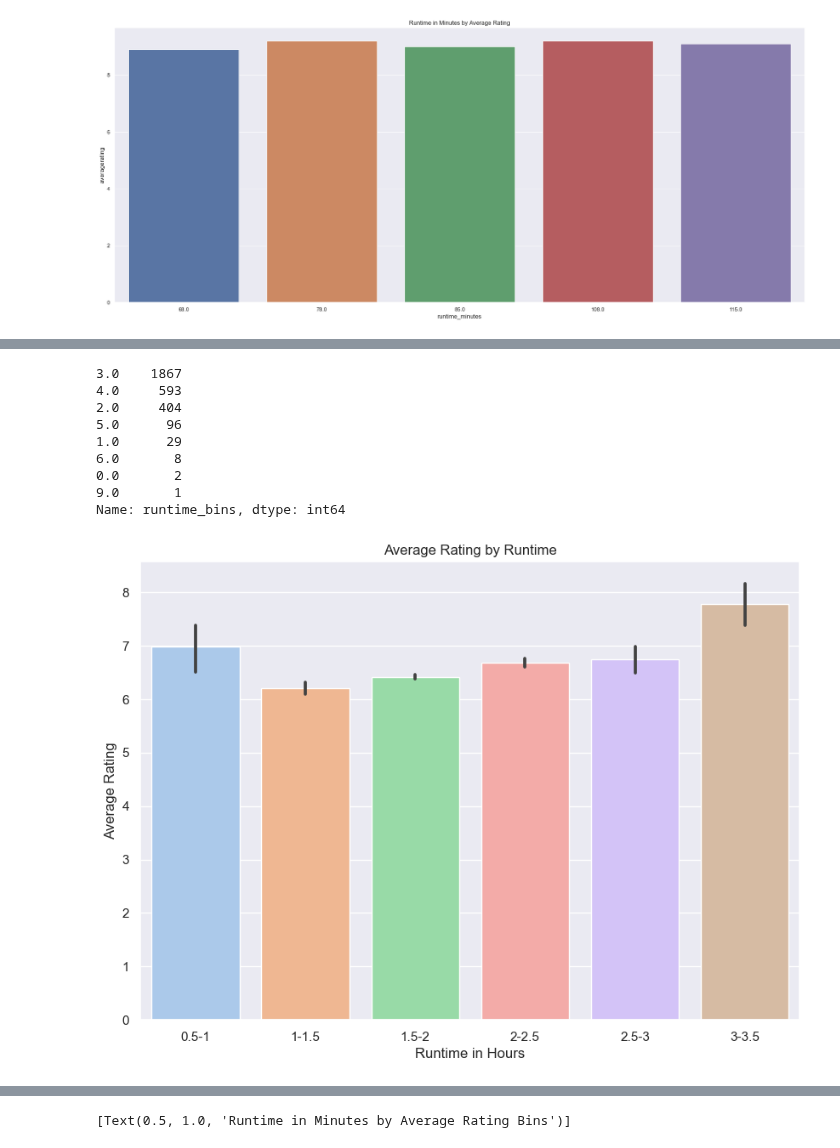
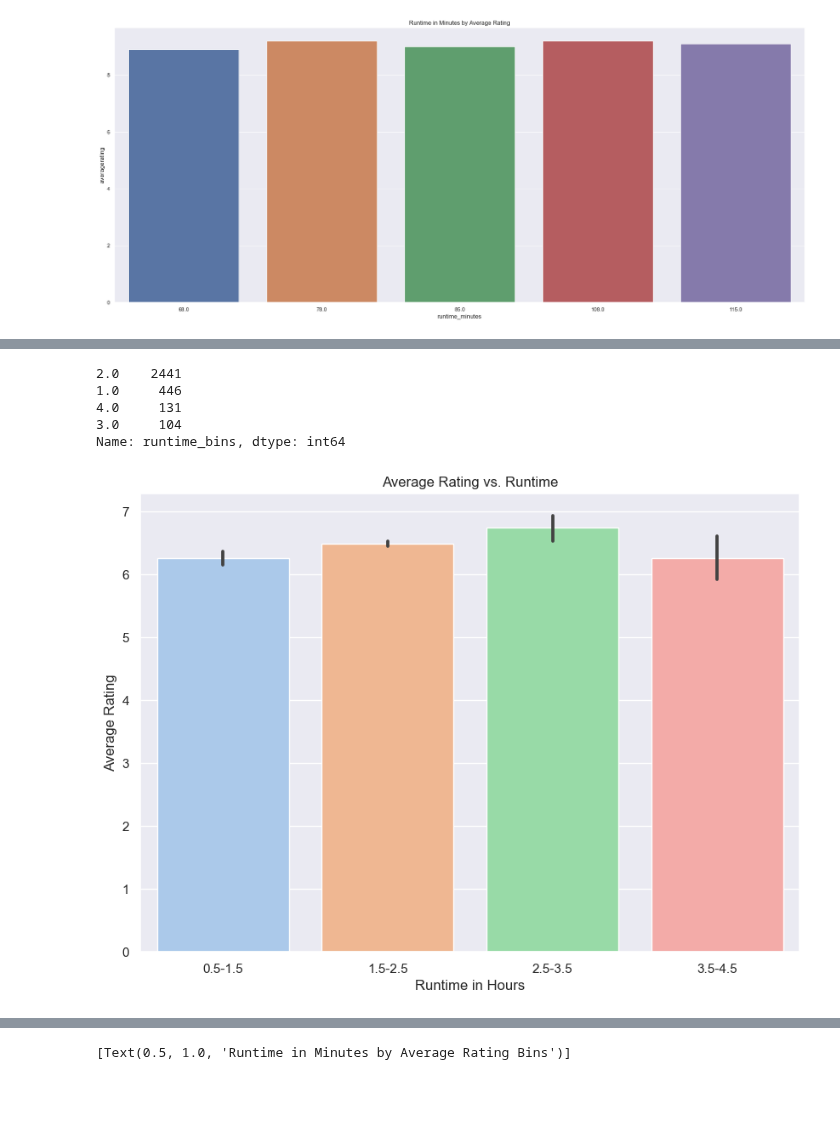
Before and after one commit to jacrivera/AI-Academy-Semester-1-Capstone-Group-5, a Jupyter notebook: Final-Workbook.ipynb, the cells around one changed output, grey strips where cells are left out. Drawn from its saved outputs; the diff is of its cells as text; code cells hidden in the pictures; blank space fills up the shorter version.

Commit message:
Updating runtime visualizations/analysis

```diff
--- a/Final-Workbook.ipynb
+++ b/Final-Workbook.ipynb
@@ -316,7 +316,3 @@ sns.barplot(data = new_df_top_5, x = 'runtime_minutes', y = 'averagerating').set
 # %% [output]
 [Text(0.5, 1.0, 'Runtime in Minutes by Average Rating')]
 [figure]
-# %%
-# runtime bins
-master_df['runtime_bins'] = np.trunc((master_df['runtime_minutes']/30))
-master_df.head()
@@ -330,0 +319,16 @@ master_df.head()
+# %%
+# runtime bins
+bins = [30, 90, 150, 210, 270] # bins of 0-0.5 hours, 0.5-1.5 hours, 1.5-2.5 hours, 2.5-3.5 hours, 3.5+ hours
+for index, row in master_df.iterrows():
+    runtime = row['runtime_minutes']
+    if runtime < bins[0]:
+        master_df.at[index,'runtime_bins'] = 0
+    elif runtime < bins[1]:
+        master_df.at[index,'runtime_bins'] = 1
+    elif runtime < bins[2]:
+        master_df.at[index,'runtime_bins'] = 2
+    elif runtime < bins[3]:
+        master_df.at[index,'runtime_bins'] = 3
+    else:
+        master_df.at[index,'runtime_bins'] = 4
+master_df.head()
@@ -331,27 +343,21 @@ master_df.head()
 # %%
 master_df['runtime_bins'].value_counts()
 # %% [output]
-3.0    1867
-4.0     593
-2.0     404
-5.0      96
-1.0      29
-6.0       8
-0.0       2
-9.0       1
+2.0    2441
+1.0     446
+4.0     131
+3.0     104
 Name: runtime_bins, dtype: int64
 # %%
 fix, ax = plt.subplots()
 sns.set(rc={"figure.figsize":(10, 7)})
-runtime_df = master_df[master_df['runtime_bins'] > 0]
-runtime_df = runtime_df[runtime_df['runtime_bins'] < 9]
-plot = sns.barplot(data = runtime_df, x = 'runtime_bins', y = 'averagerating', palette = 'pastel').set(title = 'Average Rating by Runtime')
-ax.set_xticklabels(["0.5-1","1-1.5","1.5-2","2-2.5","2.5-3","3-3.5"])
+plot = sns.barplot(data = master_df, x = 'runtime_bins', y = 'averagerating', palette = 'pastel').set(title = 'Average Rating vs. Runtime')
+ax.set_xticklabels(["0.5-1.5","1.5-2.5","2.5-3.5","3.5-4.5"])
 ax.set_xlabel("Runtime in Hours")
 ax.set_ylabel("Average Rating")
 plt.show()
 # %% [output]
-[figure, old version]
+[figure, new version]
 # %%
 fix, ax = plt.subplots()
 sns.set(rc={"figure.figsize":(10, 7)})
```
Also changed, not shown: parts of 3 cells of this notebook.
